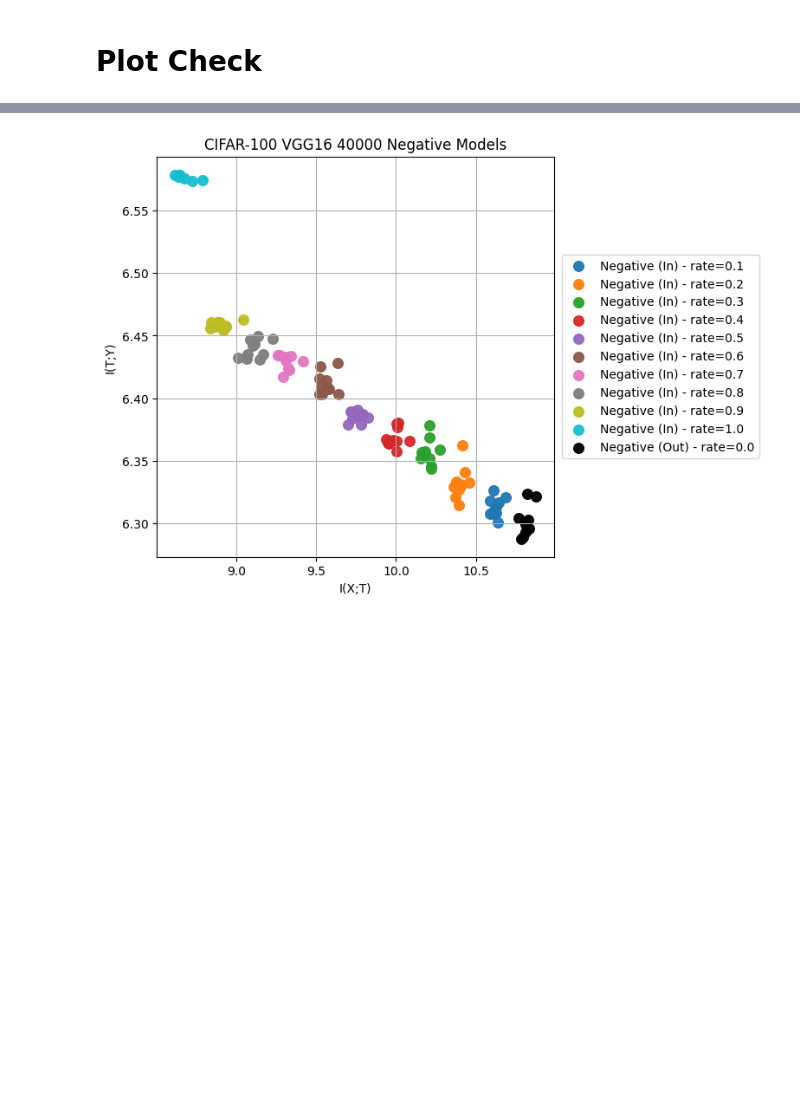
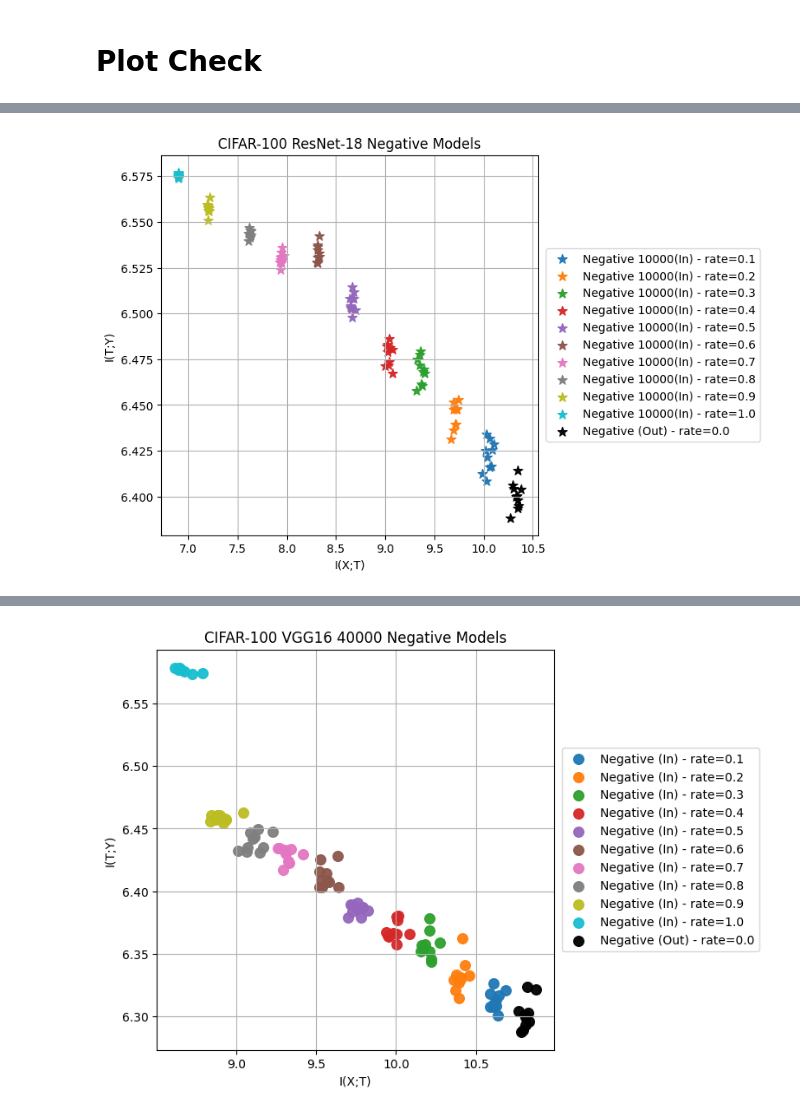
Before and after one commit to ArthasGAO/MI_Model_Detection, a Jupyter notebook: distribution_check.ipynb, the cells around one changed output, grey strips where cells are left out. Saved outputs shown, nothing was run; the diff lists cells and outputs as text; code cells hidden in the pictures; blank space fills up the shorter version.

```diff
--- a/distribution_check.ipynb
+++ b/distribution_check.ipynb
@@ -448 +662,6 @@ plot_neg_pairs("CIFAR-100", "ResNet-18", range(42, 52), 40000)
+# %%
+in_group_10000, out_group_10000 = construct_neg_pairs_10000("CIFAR-100", "ResNet-18", range(42, 52), 40000)
+plot_information_plane(in_group_10000 + out_group_10000, title=f"{"CIFAR-100"} {"ResNet-18"} Negative Models")
+# %% [output]
+[figure, added]
 # %%
```
Also changed, not shown: parts of 19 cells of this notebook, 40 other files.
